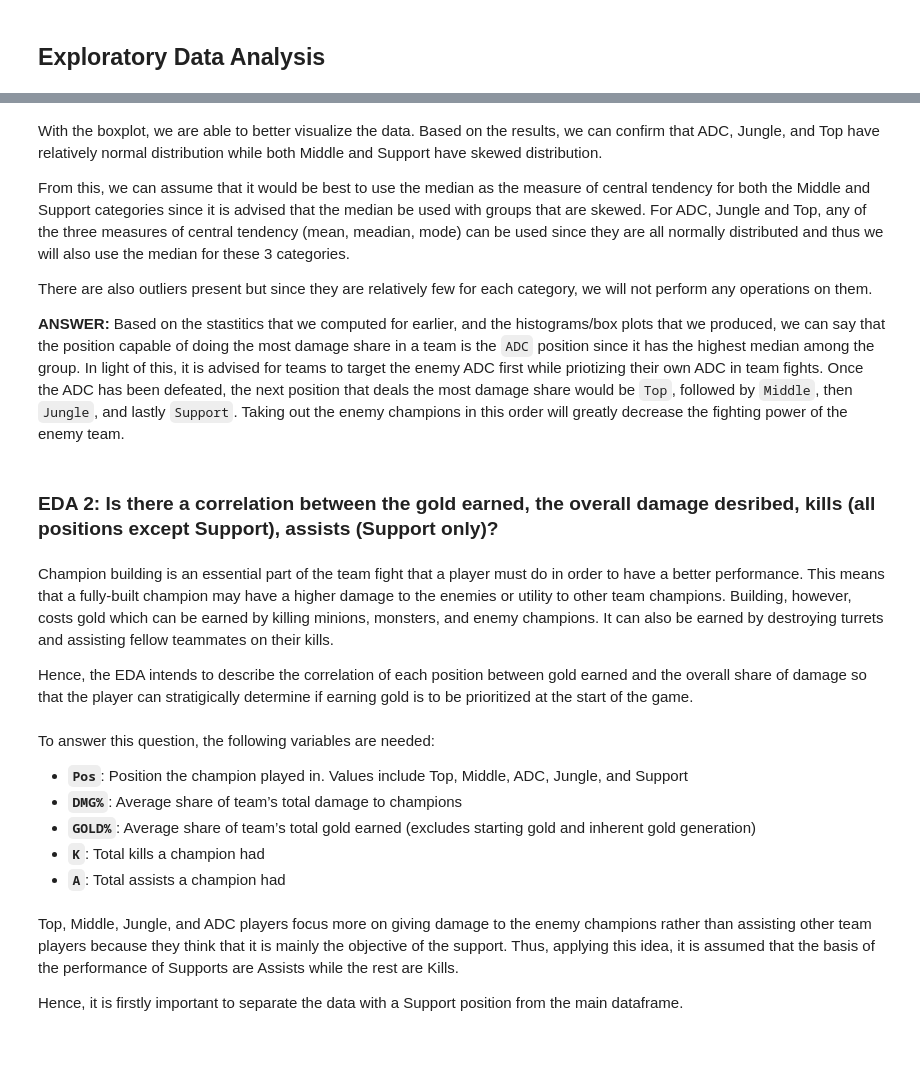
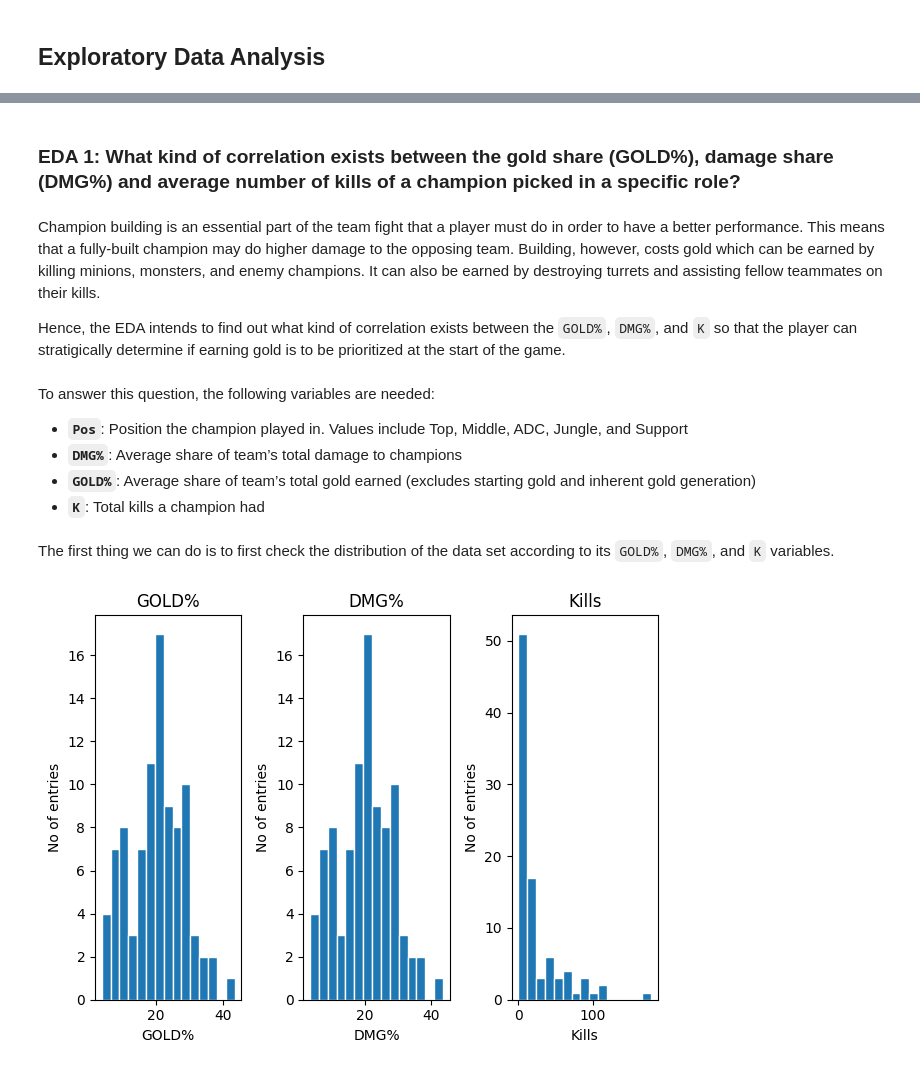
Before and after one commit to Joseph-Ano/League-of-Legends-dataset-visualization, a Jupyter notebook: S13 MCO1 Group8.ipynb, the cells around one changed output, grey strips where cells are left out. Saved outputs shown, nothing was run; the diff lists cells and outputs as text; code cells hidden in the pictures.

```diff
--- a/S13 MCO1 Group8.ipynb
+++ b/S13 MCO1 Group8.ipynb
@@ -278,28 +190,40 @@ lol_df.boxplot("DMG%", by="Pos", figsize=(15,10))
-# %% [markdown]
-With the boxplot, we are able to better visualize the data. Based on the results, we can confirm that ADC, Jungle, and Top have relatively normal distribution while both Middle and Support have skewed distribution.
-
-From this, we can assume that it would be best to use the median as the measure of central tendency for both the Middle and Support categories since it is advised that the median be used with groups that are skewed. For ADC, Jungle and Top, any of the three measures of central tendency (mean, meadian, mode) can be used since they are all normally distributed and thus we will also use the median for these 3 categories.
-
-There are also outliers present but since they are relatively few for each category, we will not perform any operations on them.
-
-**ANSWER:** Based on the stastitics that we computed for earlier, and the histograms/box plots that we produced, we can say that the position capable of doing the most damage share in a team is the `ADC` position since it has the highest median among the group. In light of this, it is advised for teams to target the enemy ADC first while priotizing their own ADC in team fights. Once the ADC has been defeated, the next position that deals the most damage share would be `Top`, followed by `Middle`, then `Jungle`, and lastly `Support`. Taking out the enemy champions in this order will greatly decrease the fighting power of the enemy team.
 # %% [markdown]
-### EDA 2: Is there a correlation between the gold earned, the overall damage desribed, kills (all positions except Support), assists (Support only)?
+### EDA 1: What kind of correlation exists between the gold share (GOLD%), damage share (DMG%) and average number of kills of a champion picked in a specific role?
 # %% [markdown]
-Champion building is an essential part of the team fight that a player must do in order to have a better performance. This means that a fully-built champion may have a higher damage to the enemies or utility to other team champions. Building, however, costs gold which can be earned by killing minions, monsters, and enemy champions. It can also be earned by destroying turrets and assisting fellow teammates on their kills.
+Champion building is an essential part of the team fight that a player must do in order to have a better performance. This means that a fully-built champion may do higher damage to the opposing team. Building, however, costs gold which can be earned by killing minions, monsters, and enemy champions. It can also be earned by destroying turrets and assisting fellow teammates on their kills.
 
-Hence, the EDA intends to describe the correlation of each position between gold earned and the overall share of damage so that the player can stratigically determine if earning gold is to be prioritized at the start of the game.
+Hence, the EDA intends to find out what kind of correlation exists between the `GOLD%`, `DMG%`, and `K` so that the player can stratigically determine if earning gold is to be prioritized at the start of the game.
 # %% [markdown]
 To answer this question, the following variables are needed:
 - **`Pos`**: Position the champion played in. Values include Top, Middle, ADC, Jungle, and Support
 - **`DMG%`**: Average share of team’s total damage to champions
 - **`GOLD%`**: Average share of team’s total gold earned (excludes starting gold and inherent gold generation)
 - **`K`**: Total kills a champion had
-- **`A`**: Total assists a champion had
 # %% [markdown]
-Top, Middle, Jungle, and ADC players focus more on giving damage to the enemy champions rather than assisting other team players because they think that it is mainly the objective of the support. Thus, applying this idea, it is assumed that the basis of the performance of Supports are Assists while the rest are Kills.
-
-Hence, it is firstly important to separate the data with a Support position from the main dataframe.
+The first thing we can do is to first check the distribution of the data set according to its `GOLD%`, `DMG%`, and `K` variables.
 # %%
-support_df = lol_df.loc[lol_df['Pos'] == 'Support']
-other_df = lol_df.drop(support_df.index)
+gold_df = lol_df.loc[:, 'DMG%']
+dmg_df = lol_df.loc[:, 'DMG%']
+k_df = lol_df.loc[:, 'K']
+
+plt.subplot(1,3,1)
+plt.hist(gold_df, edgecolor='w', bins=15)
+plt.xlabel("GOLD%")
+plt.ylabel("No of entries")
+plt.title('GOLD%')
+
+plt.subplot(1,3,2)
+plt.hist(dmg_df, edgecolor='w', bins=15)
+plt.xlabel("DMG%")
+plt.ylabel("No of entries")
+plt.title('DMG%')
+
+plt.subplot(1,3,3)
+plt.hist(k_df, edgecolor='w', bins=15)
+plt.xlabel("Kills")
+plt.ylabel("No of entries")
+plt.title('Kills')
+
+plt.tight_layout()
+# %% [output]
+[figure, added]
```
Also changed, not shown: parts of 59 cells of this notebook.
